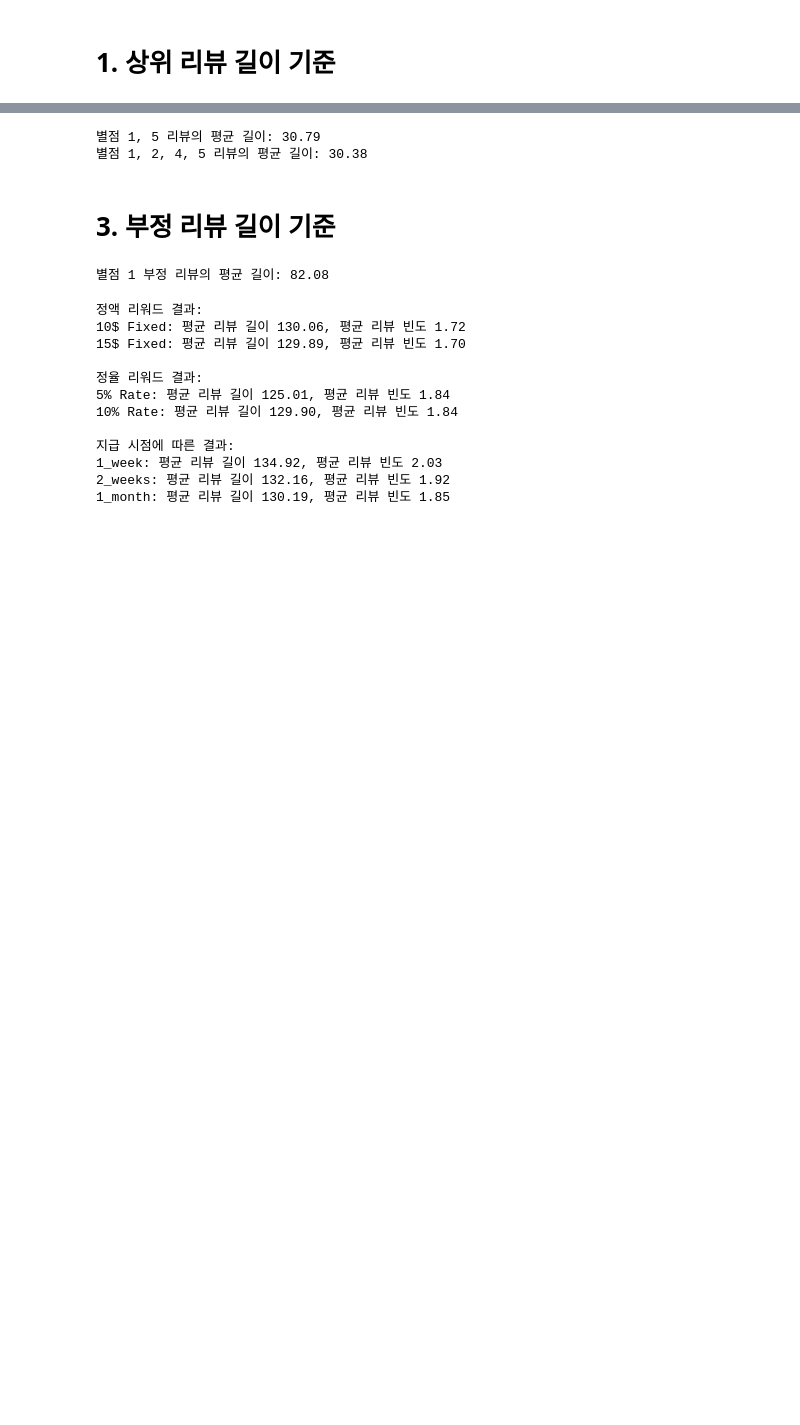
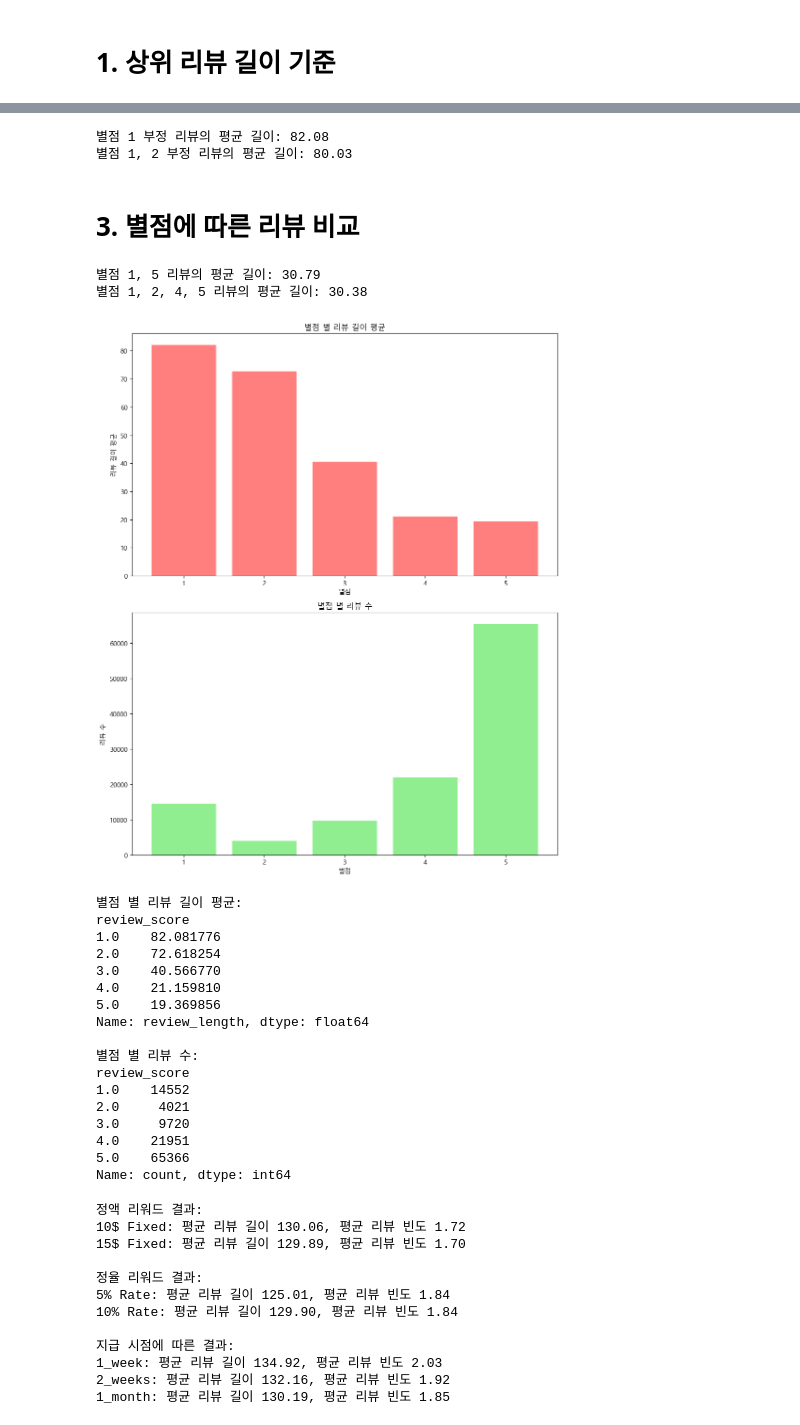
Before and after one commit to dothegee/ecommerce_project, a Jupyter notebook: code/review_comment_analysis2.ipynb, the cells around one changed output, grey strips where cells are left out. Saved outputs shown, nothing was run; the diff lists cells and outputs as text; code cells hidden in the pictures; blank space fills up the shorter version.

```diff
--- a/code/review_comment_analysis2.ipynb
+++ b/code/review_comment_analysis2.ipynb
@@ -80,0 +86,2 @@ en 리스트에 포함되지 않은 pt의 원소: []
+# %%
+df = df[df['review_score'].notnull() | df['review_comment_message_en'].notnull()]
@@ -146 +139,17 @@ Top 50% 평균 리뷰 길이: 116.98
+# %%
+# 별점 1에 해당하는 부정적 리뷰의 평균 길이 계산
+negative_review_avg_length1 = df[df['review_score'] == 1]['review_length'].mean()
+
+# 결과 출력
+print(f"별점 1 부정 리뷰의 평균 길이: {negative_review_avg_length1:.2f}")
+# 별점 1, 2에 해당하는 부정적 리뷰의 평균 길이 계산
+negative_review_avg_length2 = df[df['review_score'].isin([1,2])]['review_length'].mean()
+
+# 결과 출력
+print(f"별점 1, 2 부정 리뷰의 평균 길이: {negative_review_avg_length2:.2f}")
+# %% [output]
+별점 1 부정 리뷰의 평균 길이: 82.08
+별점 1, 2 부정 리뷰의 평균 길이: 80.03
+# %% [markdown]
+# 3. 별점에 따른 리뷰 비교
 # %%
@@ -158,16 +167,58 @@ print(f"별점 1, 2, 4, 5 리뷰의 평균 길이: {group2_avg_length:.2f}")
 # %% [output]
 별점 1, 5 리뷰의 평균 길이: 30.79
 별점 1, 2, 4, 5 리뷰의 평균 길이: 30.38
-# %% [markdown]
-# 3. 부정 리뷰 길이 기준
-# %%
-# 별점 1에 해당하는 부정적 리뷰의 평균 길이 계산
-negative_review_avg_length = df[df['review_score'] == 1]['review_length'].mean()
-
-# 결과 출력
-print(f"별점 1 부정 리뷰의 평균 길이: {negative_review_avg_length:.2f}")
-# %% [output]
-별점 1 부정 리뷰의 평균 길이: 82.08
+# %%
+plt.rcParams['font.family'] = 'Malgun Gothic'
+plt.rcParams['axes.unicode_minus'] = False  # 마이너스 기호 깨짐 방지
+# 별점 별 리뷰 길이 평균 계산
+average_length_by_star = df.groupby('review_score')['review_length'].mean()
+
+# 별점 별 리뷰 수 계산
+count_by_star = df['review_score'].value_counts().sort_index()
+
+# 그래프 설정
+fig, (ax1, ax2) = plt.subplots(2, 1, figsize=(10, 12))
+
+# 별점 별 리뷰 길이 평균 그래프
+ax1.bar(average_length_by_star.index, average_length_by_star.values, color='red', alpha=0.5)
+ax1.set_title("별점 별 리뷰 길이 평균")
+ax1.set_xlabel("별점")
+ax1.set_ylabel("리뷰 길이 평균")
+
+# 별점 별 리뷰 수 그래프
+ax2.bar(count_by_star.index, count_by_star.values, color='lightgreen')
+ax2.set_title("별점 별 리뷰 수")
+ax2.set_xlabel("별점")
+ax2.set_ylabel("리뷰 수")
+
+# 그래프 표시
+plt.tight_layout()
+plt.show()
+# 결과 출력
+print("별점 별 리뷰 길이 평균:")
+print(average_length_by_star)
+
+print("\n별점 별 리뷰 수:")
+print(count_by_star)
+# %% [output]
+[figure, added]
+별점 별 리뷰 길이 평균:
+review_score
+1.0    82.081776
+2.0    72.618254
+3.0    40.566770
+4.0    21.159810
+5.0    19.369856
+Name: review_length, dtype: float64
+
+별점 별 리뷰 수:
+review_score
+1.0    14552
+2.0     4021
+3.0     9720
+4.0    21951
+5.0    65366
+Name: count, dtype: int64
 # %%
 import pandas as pd
 import numpy as np
```
Also changed, not shown: parts of 10 cells of this notebook.
